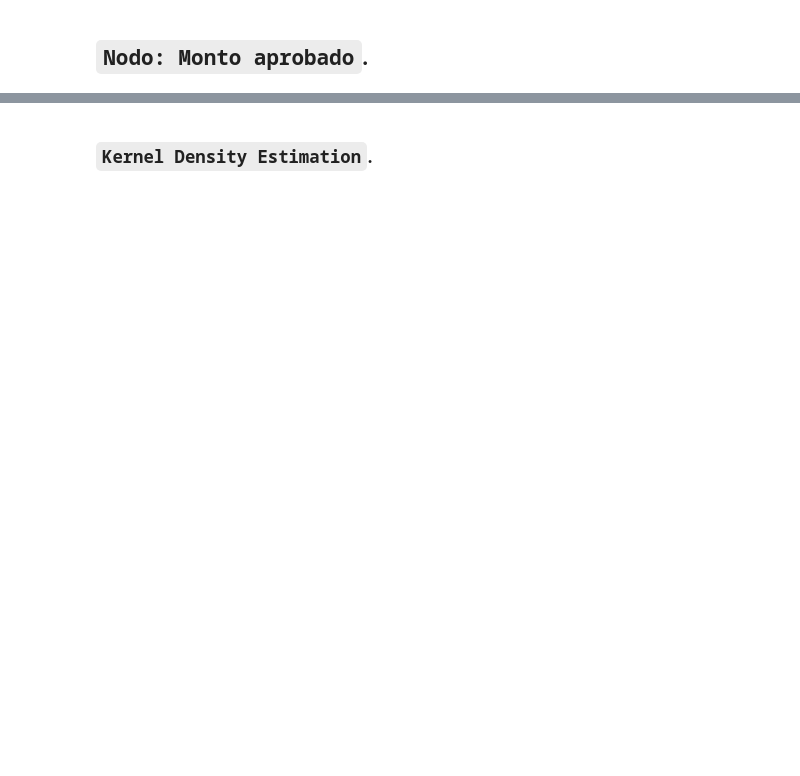
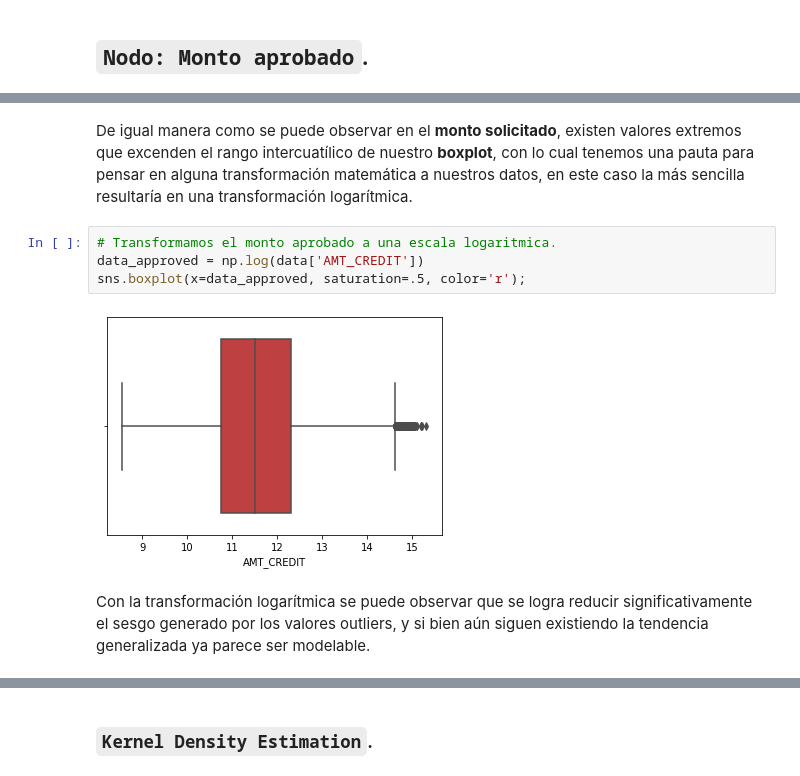
Before and after one commit to JuanPablo2019/Proyecto_modulo1, a Jupyter notebook: ProyectoModulo1_MaganaJ_PinedaB.ipynb, the cells around one changed output, grey strips where cells are left out. Drawn from its saved outputs; the diff is of its cells as text; blank space fills up the shorter version.

Commit message:
Nodo. Monto aprobado

```diff
--- a/ProyectoModulo1_MaganaJ_PinedaB.ipynb
+++ b/ProyectoModulo1_MaganaJ_PinedaB.ipynb
@@ -1161,0 +1183,10 @@ Entonces nosotros como institución bancaria, a falta de conocer el **Monto Apro
+# %% [markdown]
+De igual manera como se puede observar en el **monto solicitado**, existen valores extremos que excenden el rango intercuatílico de nuestro **boxplot**, con lo cual tenemos una pauta para pensar en alguna transformación matemática a nuestros datos, en este caso la más sencilla resultaría en una transformación logarítmica.
+# %%
+# Transformamos el monto aprobado a una escala logaritmica.
+data_approved = np.log(data['AMT_CREDIT'])
+sns.boxplot(x=data_approved, saturation=.5, color='r');
+# %% [output]
+[figure, added]
+# %% [markdown]
+Con la transformación logarítmica se puede observar que se logra reducir significativamente el sesgo generado por los valores outliers, y si bien aún siguen existiendo la tendencia generalizada ya parece ser modelable.
```
Also changed, not shown: parts of 71 cells of this notebook.
